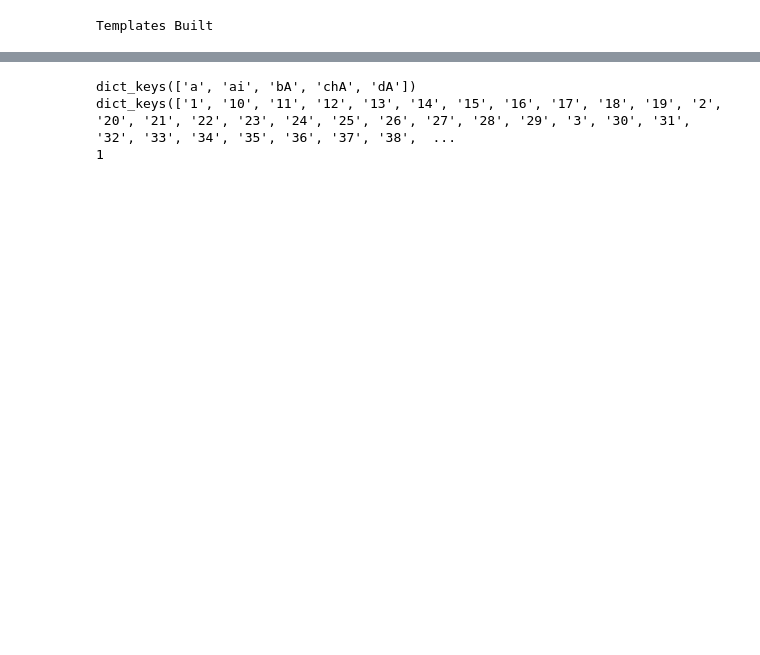
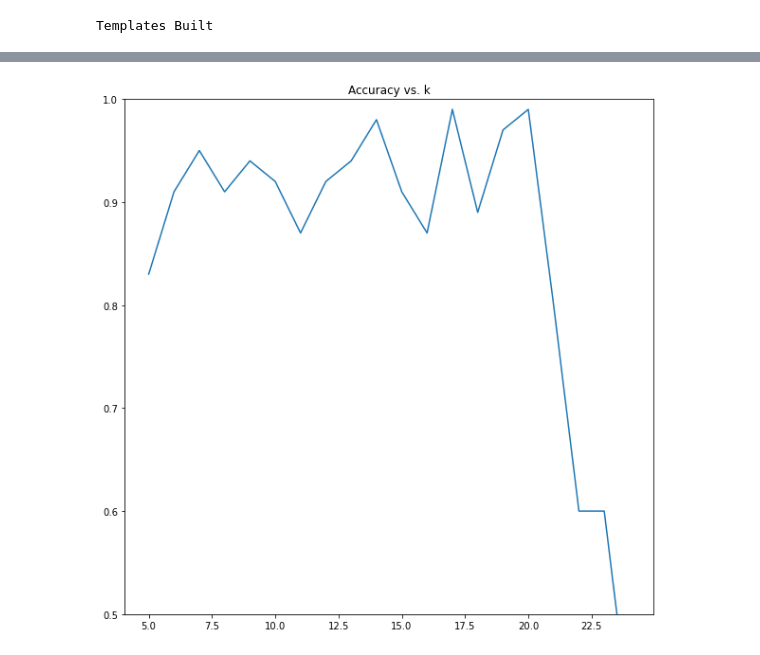
Before and after one commit to nihalgeorge01/CS5691-Submissions, a Jupyter notebook: A3/B_hmm/B_hmm_notebook.ipynb, the cells around one changed output, grey strips where cells are left out. Saved outputs shown, nothing was run; the diff lists cells and outputs as text; code cells hidden in the pictures; blank space fills up the shorter version.

Commit message:
Add HMM train and test, results on HWR

```diff
--- a/A3/B_hmm/B_hmm_notebook.ipynb
+++ b/A3/B_hmm/B_hmm_notebook.ipynb
@@ -518,7 +511,10 @@ def k_means(data,k=15):
         if np.all(r_nk_old == r_nk_new):
             break
     print(f"Iterations to convergence = {c}")
-    return kmeans, r_nk_new
+    # print(f"r_nk shape: {r_nk_new.shape}")
+    r_nk_int = np.argmax(r_nk_new, axis=1)
+    return kmeans, r_nk_new, r_nk_int
+
 
 def k_means_sklearn(feats, k=15):
     '''
@@ -555,7 +551,7 @@ def quantize_with_means(feats, means):
                 labels[cl][fn].append(feat_sym)
     return labels
 
-def quantize_train(train_feats):
+def quantize_train(train_feats, k=15):
     '''
     Quantizes real valued vectors into symbols derived from k-means cluster centres
     '''
@@ -583,7 +579,7 @@ def quantize_train(train_feats):
 
     all_feats = np.concatenate(all_feats)
     # means, syms = k_means_sklearn(all_feats)
-    means, syms = k_means(all_feats)
+    means, syms_onehot, syms = k_means(all_feats, k)
 
     symd = {}
     for cl in train_feats.keys():
@@ -695,11 +735,11 @@ Iterations to convergence = 52
-# %%
-print(train_feats.keys())
-print(train_feats['a'].keys())
-print(train_feats['a']['1'].shape)
-# %% [output]
-dict_keys(['a', 'ai', 'bA', 'chA', 'dA'])
-dict_keys(['1', '10', '11', '12', '13', '14', '15', '16', '17', '18', '19', '2', '20', '21', '22', '23', '24', '25', '26', '27', '28', '29', '3', '30', '31', '32', '33', '34', '35', '36', '37', '38',  ...
-1
+# %%
+plt.figure(figsize=[10,10])
+plt.plot(k_range, acc_vs_k)
+plt.title("Accuracy vs. k")
+plt.ylim(0.5,1.0)
+plt.show()
+# %% [output]
+[figure, added]
 # %%
 # TODOs
 
```
Also changed, not shown: parts of 8 cells of this notebook, 35 other files.
